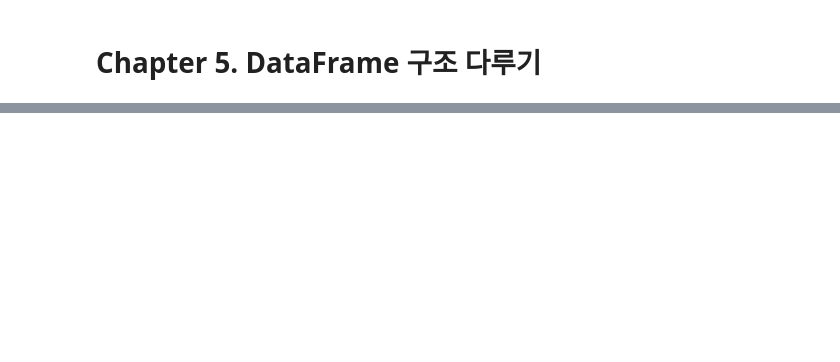
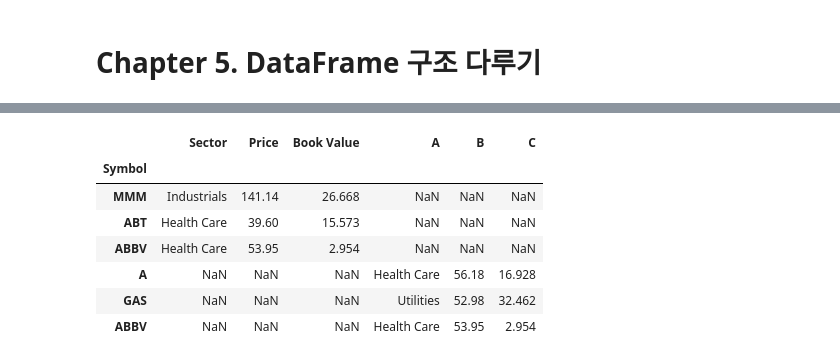
Before and after one commit to iop2000win/Basic, a Jupyter notebook: Pandas___Basic_03.ipynb, the cells around one changed output, grey strips where cells are left out. Saved outputs shown, nothing was run; the diff lists cells and outputs as text; code cells hidden in the pictures; blank space fills up the shorter version.

```diff
--- a/Pandas___Basic_03.ipynb
+++ b/Pandas___Basic_03.ipynb
@@ -35,0 +215,15 @@ sp500.loc[:, ['Sector', 'Book Value']]
+# %%
+# if, columsn명이 다르다면?
+df2.columns = ['A', 'B', 'C']
+
+concat = pd.concat([df1, df2])
+display(concat)
+# %% [output]
+|  | Sector | Price | Book Value | A | B | C |
+| Symbol |  |  |  |  |  |  |
+| MMM | Industrials | 141.14 | 26.668 | NaN | NaN | NaN |
+| ABT | Health Care | 39.60 | 15.573 | NaN | NaN | NaN |
+| ABBV | Health Care | 53.95 | 2.954 | NaN | NaN | NaN |
+| A | NaN | NaN | NaN | Health Care | 56.18 | 16.928 |
+| GAS | NaN | NaN | NaN | Utilities | 52.98 | 32.462 |
+| ABBV | NaN | NaN | NaN | Health Care | 53.95 | 2.954 |
```
Also changed, not shown: parts of 19 cells of this notebook, 1 other file.
